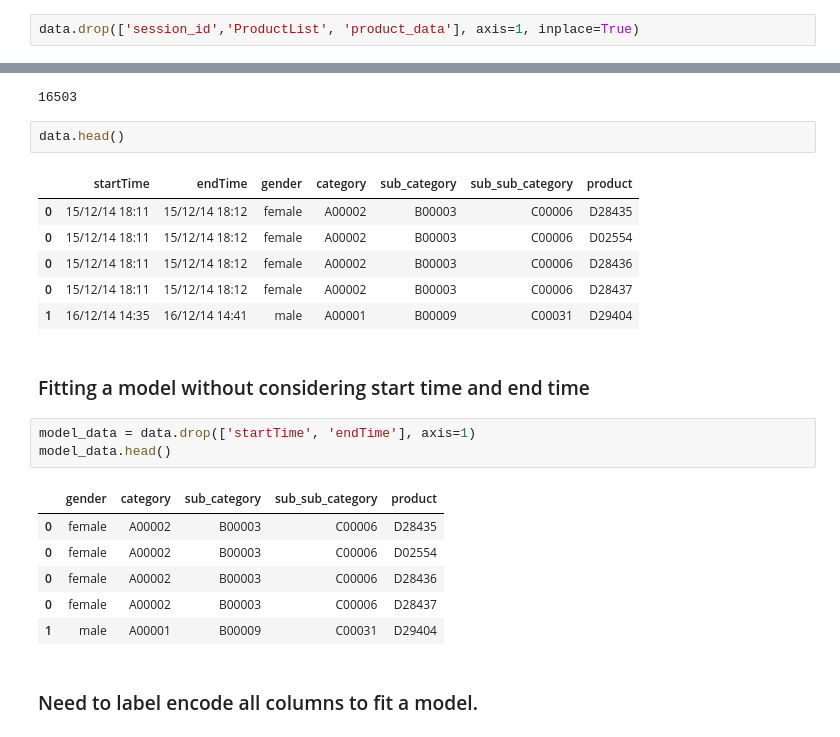
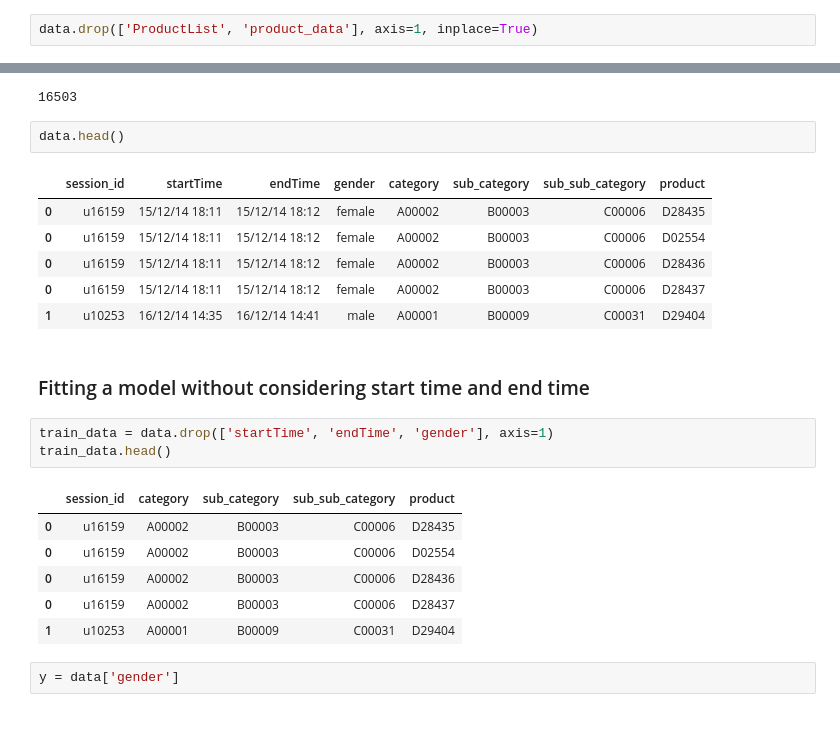
Before and after one commit to Sufi737/ecommerce-hackathon, a Jupyter notebook: code.ipynb, the cells around one changed output, grey strips where cells are left out. Saved outputs shown, nothing was run; the diff lists cells and outputs as text.

```diff
--- a/code.ipynb
+++ b/code.ipynb
@@ -58,7 +59,7 @@ data['sub_category'] = data['product_data'].str.split('/').str[1]
 data['sub_sub_category'] = data['product_data'].str.split('/').str[2]
 data['product'] = data['product_data'].str.split('/').str[3]
 # %%
-data.drop(['session_id','ProductList', 'product_data'], axis=1, inplace=True)
+data.drop(['ProductList', 'product_data'], axis=1, inplace=True)
 # %%
 data.head()
 # %% [output]
@@ -100,23 +101,23 @@ data['product'].nunique()
 # %%
 data.head()
 # %% [output]
-|  | startTime | endTime | gender | category | sub_category | sub_sub_category | product |
-| 0 | 15/12/14 18:11 | 15/12/14 18:12 | female | A00002 | B00003 | C00006 | D28435 |
-| 0 | 15/12/14 18:11 | 15/12/14 18:12 | female | A00002 | B00003 | C00006 | D02554 |
-| 0 | 15/12/14 18:11 | 15/12/14 18:12 | female | A00002 | B00003 | C00006 | D28436 |
-| 0 | 15/12/14 18:11 | 15/12/14 18:12 | female | A00002 | B00003 | C00006 | D28437 |
-| 1 | 16/12/14 14:35 | 16/12/14 14:41 | male | A00001 | B00009 | C00031 | D29404 |
+|  | session_id | startTime | endTime | gender | category | sub_category | sub_sub_category | product |
+| 0 | u16159 | 15/12/14 18:11 | 15/12/14 18:12 | female | A00002 | B00003 | C00006 | D28435 |
+| 0 | u16159 | 15/12/14 18:11 | 15/12/14 18:12 | female | A00002 | B00003 | C00006 | D02554 |
+| 0 | u16159 | 15/12/14 18:11 | 15/12/14 18:12 | female | A00002 | B00003 | C00006 | D28436 |
+| 0 | u16159 | 15/12/14 18:11 | 15/12/14 18:12 | female | A00002 | B00003 | C00006 | D28437 |
+| 1 | u10253 | 16/12/14 14:35 | 16/12/14 14:41 | male | A00001 | B00009 | C00031 | D29404 |
 # %% [markdown]
 ### Fitting a model without considering start time and end time
 # %%
-model_data = data.drop(['startTime', 'endTime'], axis=1)
-model_data.head()
+train_data = data.drop(['startTime', 'endTime', 'gender'], axis=1)
+train_data.head()
 # %% [output]
-|  | gender | category | sub_category | sub_sub_category | product |
-| 0 | female | A00002 | B00003 | C00006 | D28435 |
-| 0 | female | A00002 | B00003 | C00006 | D02554 |
-| 0 | female | A00002 | B00003 | C00006 | D28436 |
-| 0 | female | A00002 | B00003 | C00006 | D28437 |
-| 1 | male | A00001 | B00009 | C00031 | D29404 |
+|  | session_id | category | sub_category | sub_sub_category | product |
+| 0 | u16159 | A00002 | B00003 | C00006 | D28435 |
+| 0 | u16159 | A00002 | B00003 | C00006 | D02554 |
+| 0 | u16159 | A00002 | B00003 | C00006 | D28436 |
+| 0 | u16159 | A00002 | B00003 | C00006 | D28437 |
+| 1 | u10253 | A00001 | B00009 | C00031 | D29404 |
-# %% [markdown]
-### Need to label encode all columns to fit a model.
+# %%
+y = data['gender']
```
Also changed, not shown: parts of 28 cells of this notebook, 2 other files.
